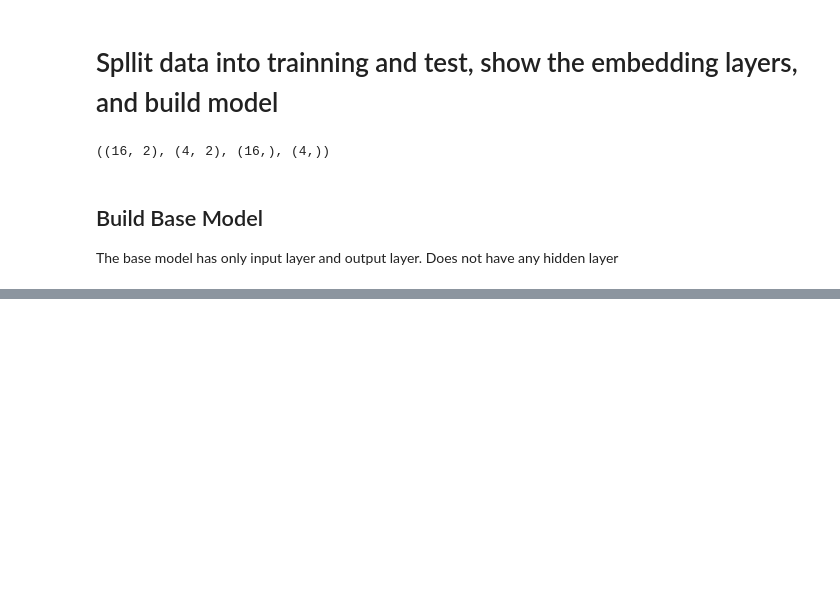
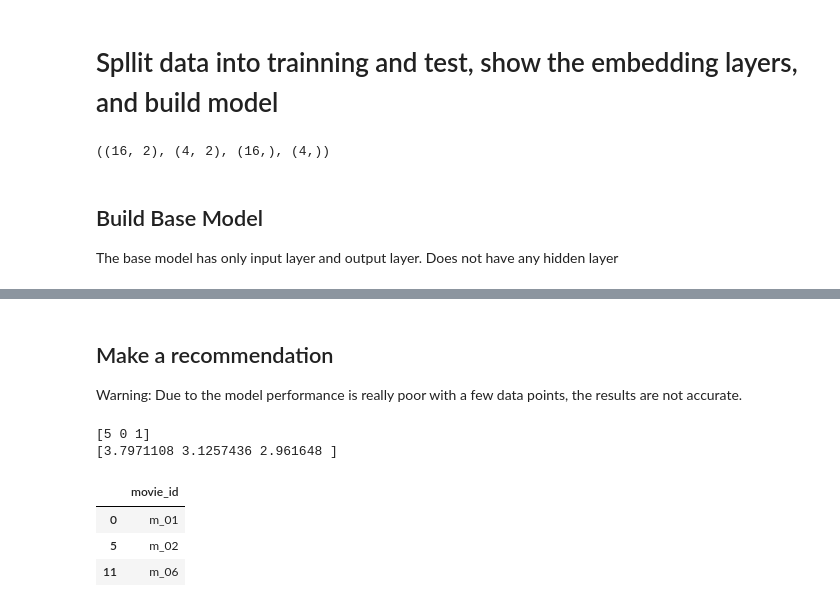
Before and after one commit to Daihongchen/embedding_explain, a Jupyter notebook: embedding_example.ipynb, the cells around one changed output, grey strips where cells are left out. Cells and saved outputs as stored; diff of their text form; code cells hidden in the pictures; blank space fills up the shorter version.

```diff
--- a/embedding_example.ipynb
+++ b/embedding_example.ipynb
@@ -381,0 +385,27 @@ plt.show()
+# %% [markdown]
+## Make a recommendation
+
+Warning: Due to the model performance is really poor with a few data points, the results are not accurate.
+# %%
+## Recommend movies for reviewer with reviewer = any number frm 0 t0 9
+
+movie_data = np.array(list(set(df.movie)))
+## select a user using user sequetial order
+user = np.array([0 for i in range(len(movie_data))])
+predictions = model2.predict([user, movie_data])
+predictions = np.array([a[0] for a in predictions])
+recommended_movie_ids = (-predictions).argsort()[:3]
+print(recommended_movie_ids)
+print(predictions[recommended_movie_ids])
+# %% [output]
+[5 0 1]
+[3.7971108 3.1257436 2.961648 ]
+# %%
+recommend = df[df['movie'].isin(recommended_movie_ids)]
+recommend = (recommend[['movie_id']]).drop_duplicates()
+recommend
+# %% [output]
+|  | movie_id |
+| 0 | m_01 |
+| 5 | m_02 |
+| 11 | m_06 |
```
Also changed, not shown: parts of 11 cells of this notebook.
